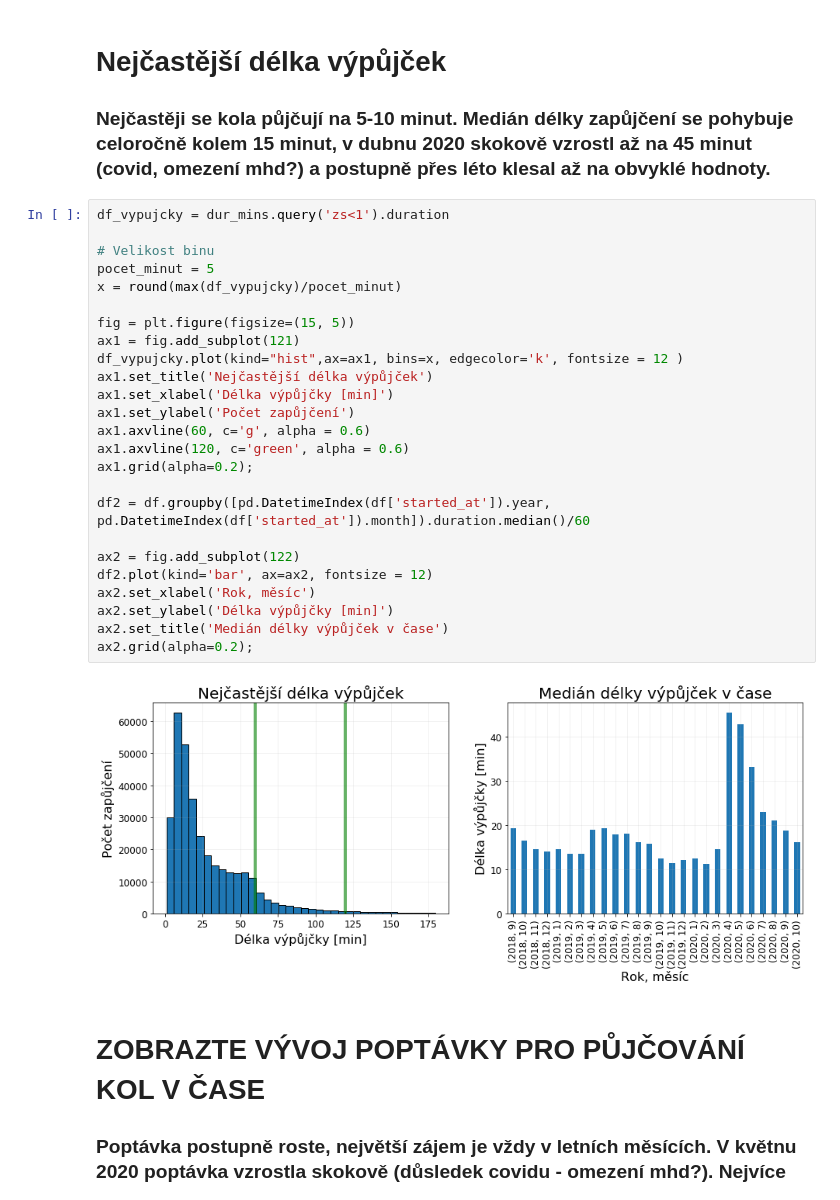
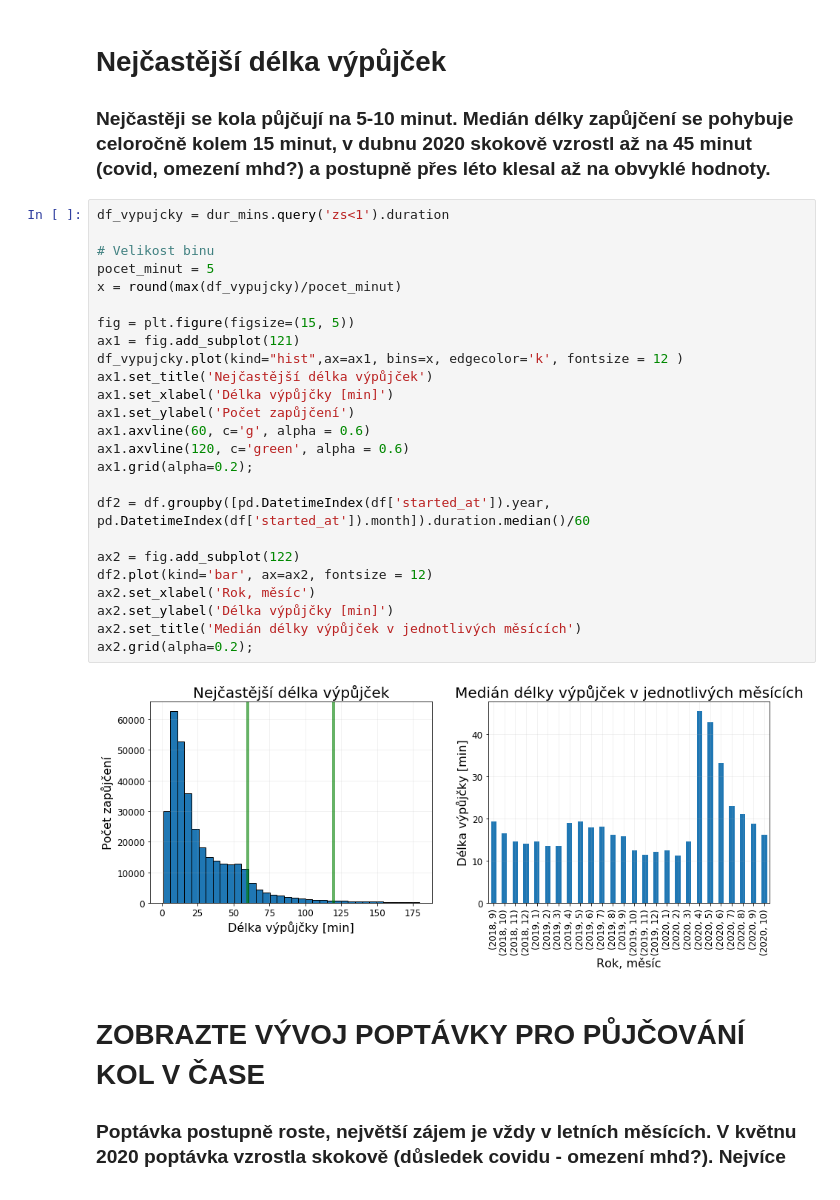
Before and after one commit to barborakacerovska/Engeto, a Jupyter notebook: Projekty/Python project Edinburgh bike sharing.ipynb, the cells around one changed output. Drawn from its saved outputs; the diff is of its cells as text.

```diff
--- a/Projekty/Python project Edinburgh bike sharing.ipynb
+++ b/Projekty/Python project Edinburgh bike sharing.ipynb
@@ -283,30 +336,30 @@ ax2.set_ylabel('std');
 # %%
 df_vypujcky = dur_mins.query('zs<1').duration
 
 # Velikost binu
 pocet_minut = 5
 x = round(max(df_vypujcky)/pocet_minut)
 
 fig = plt.figure(figsize=(15, 5))
 ax1 = fig.add_subplot(121)
 df_vypujcky.plot(kind="hist",ax=ax1, bins=x, edgecolor='k', fontsize = 12 )
 ax1.set_title('Nejčastější délka výpůjček')
 ax1.set_xlabel('Délka výpůjčky [min]')
 ax1.set_ylabel('Počet zapůjčení')
 ax1.axvline(60, c='g', alpha = 0.6)
 ax1.axvline(120, c='green', alpha = 0.6)
 ax1.grid(alpha=0.2);
 
 df2 = df.groupby([pd.DatetimeIndex(df['started_at']).year, pd.DatetimeIndex(df['started_at']).month]).duration.median()/60
 
 ax2 = fig.add_subplot(122)
 df2.plot(kind='bar', ax=ax2, fontsize = 12)
 ax2.set_xlabel('Rok, měsíc')
 ax2.set_ylabel('Délka výpůjčky [min]')
-ax2.set_title('Medián délky výpůjček v čase')
+ax2.set_title('Medián délky výpůjček v jednotlivých měsících')
 ax2.grid(alpha=0.2);
 # %% [output]
-[figure, old version]
+[figure, new version]
 # %% [markdown]
 # ZOBRAZTE VÝVOJ POPTÁVKY PRO PŮJČOVÁNÍ KOL V ČASE
 
```
Also changed, not shown: parts of 14 cells of this notebook.
